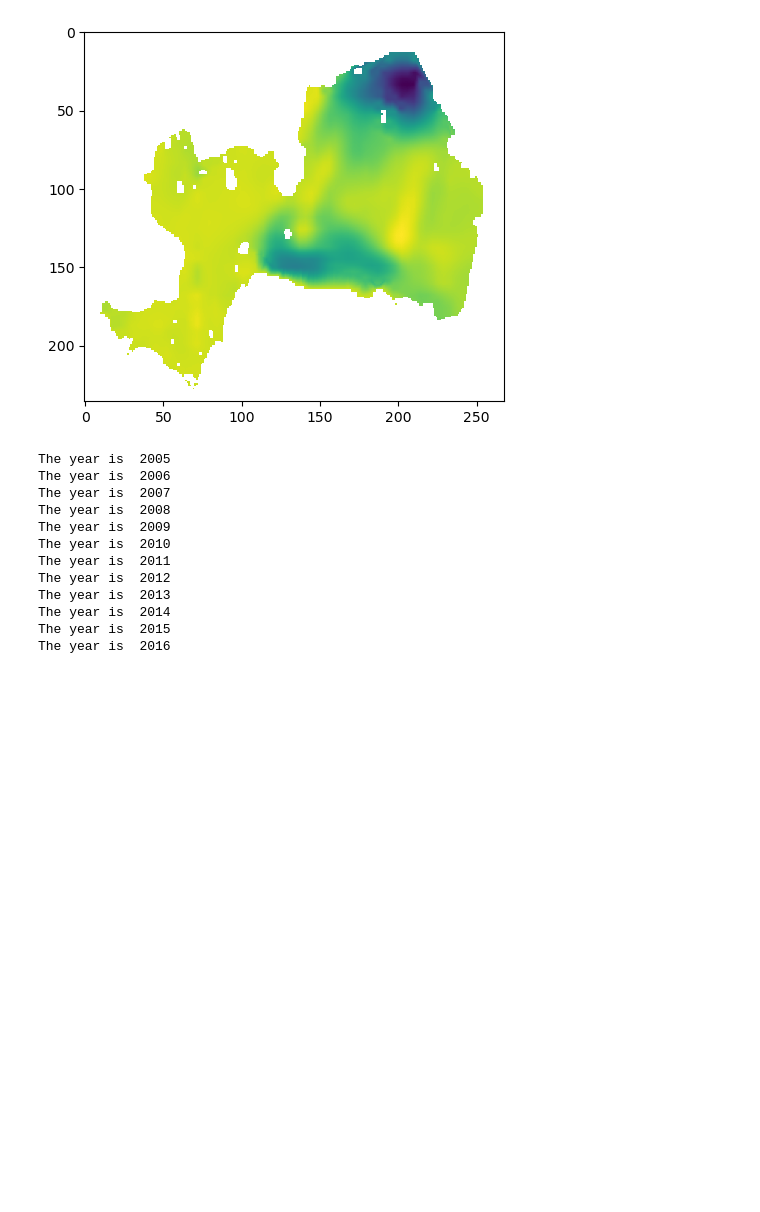
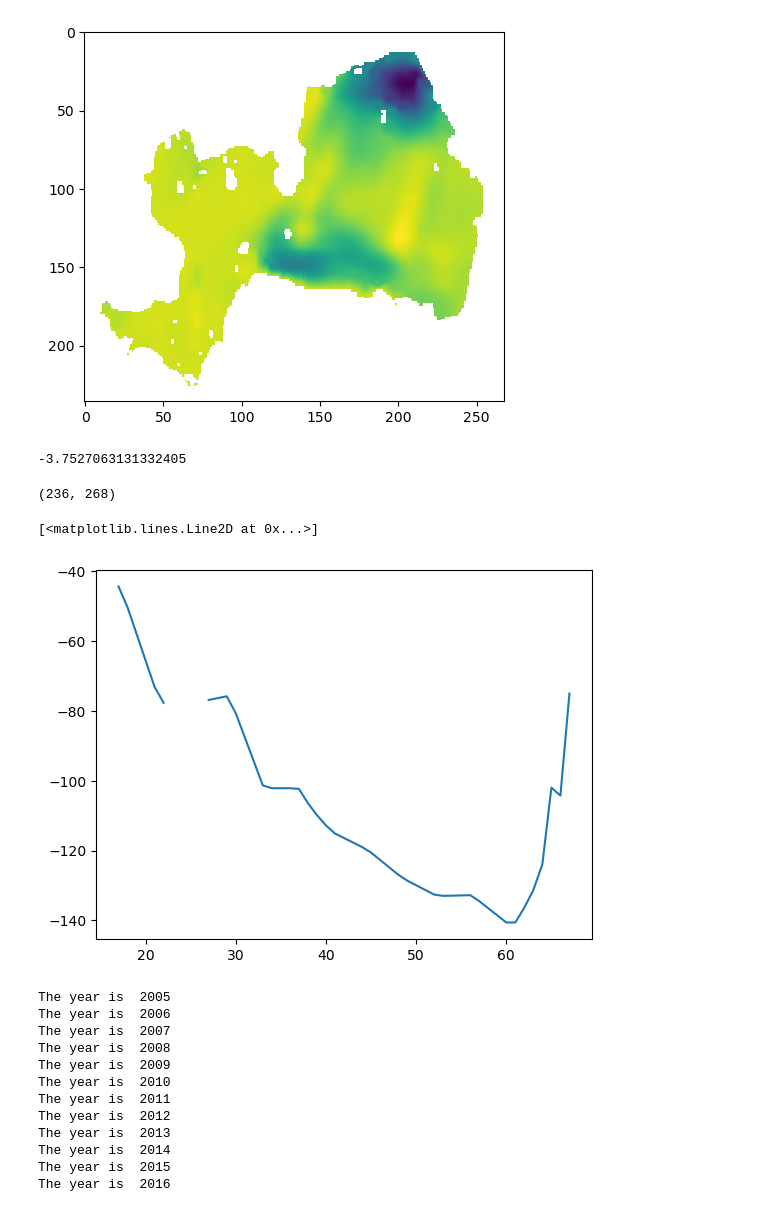
Before and after one commit to Moncada-Francesco-97/Calving-U-Net, a Jupyter notebook: Datasets preparation/basal_melting_create_board.ipynb, the cells around one changed output. Saved outputs shown, nothing was run; the diff lists cells and outputs as text; code cells hidden in the pictures; blank space fills up the shorter version.

```diff
--- a/Datasets preparation/basal_melting_create_board.ipynb
+++ b/Datasets preparation/basal_melting_create_board.ipynb
@@ -209,7 +208,7 @@ np.save(os.getcwd() + '/bm_just_interpolated_cubic.npy', interpolated_values_lin
 " \ninterpolated_values_cubic = pd.DataFrame(index = df.index, columns = common_years)\n\n\nfor id in df.index:\n    print(id)\n    for year in common_years:\n\n        bm_nan_linear = np.where(np.isn ...
 # %%
 #load the dataframe
-interpolated_values_cubic= np.load(os.getcwd() + '/bm_just_interpolated_cubic.npy', allow_pickle=True)
+interpolated_values_cubic= np.load('/Users/francesco/Desktop/Thesis/exploration_basal_melting/bm_just_interpolated_cubic.npy', allow_pickle=True)
 
 #Convert to a dataframe
 interpolated_values_cubic = pd.DataFrame(interpolated_values_cubic, index = df.index, columns = common_years)
@@ -230,3 +229,14 @@ plt.imshow(bm_interpolated_cubic.loc[55,2005])
 # %% [output]
 <matplotlib.image.AxesImage at 0x...>
 [figure]
+# %%
+bm_30_percentlie_average.loc[55, 2005]
+# %% [output]
+-3.7527063131332405
+# %%
+print(bm_interpolated_cubic.loc[55,2005].shape)
+plt.plot(bm_interpolated_cubic.loc[55,2005][25,150:250])
+# %% [output]
+(236, 268)
+[<matplotlib.lines.Line2D at 0x...>]
+[figure, added]
```
Also changed, not shown: parts of 3 cells of this notebook, 7 other files.
